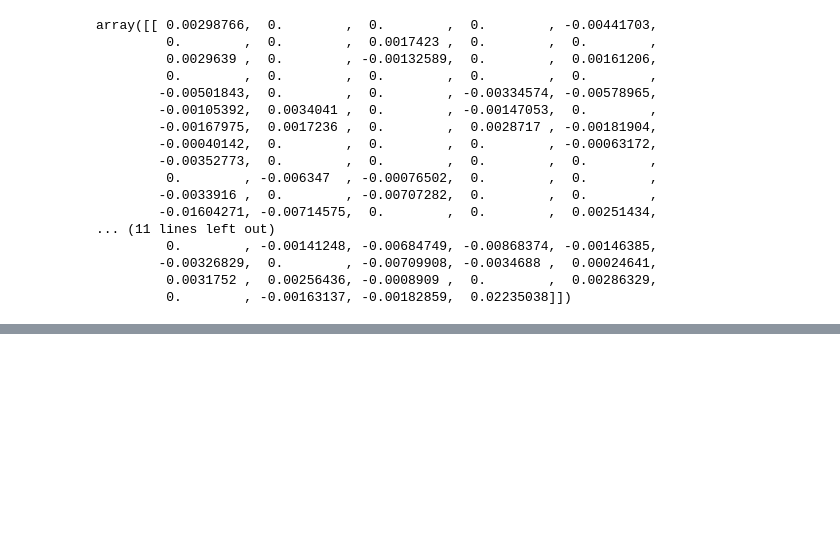
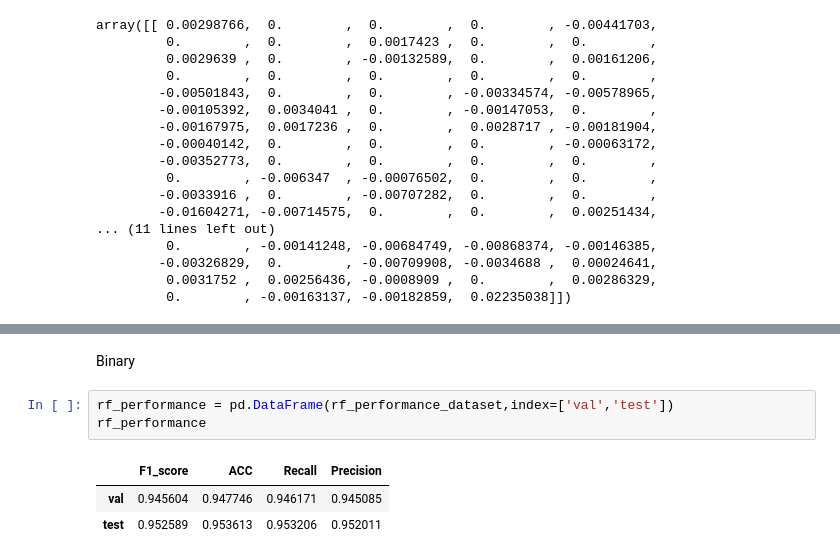
Before and after one commit to PeiqinShi/TasteMolNet, a Jupyter notebook: model/xgb/xgb_maccs_random_2.ipynb, the cells around one changed output, grey strips where cells are left out. Cells and saved outputs as stored; diff of their text form; blank space fills up the shorter version.

```diff
--- a/model/xgb/xgb_maccs_random_2.ipynb
+++ b/model/xgb/xgb_maccs_random_2.ipynb
@@ -355,0 +355,9 @@ Exception: The waterfall_plot can currently only plot a single explanation but a
+# %% [markdown]
+Binary
+# %%
+rf_performance = pd.DataFrame(rf_performance_dataset,index=['val','test'])
+rf_performance
+# %% [output]
+|  | F1_score | ACC | Recall | Precision |
+| val | 0.945604 | 0.947746 | 0.946171 | 0.945085 |
+| test | 0.952589 | 0.953613 | 0.953206 | 0.952011 |
```
Also changed, not shown: parts of 7 cells of this notebook, 10 other files.
